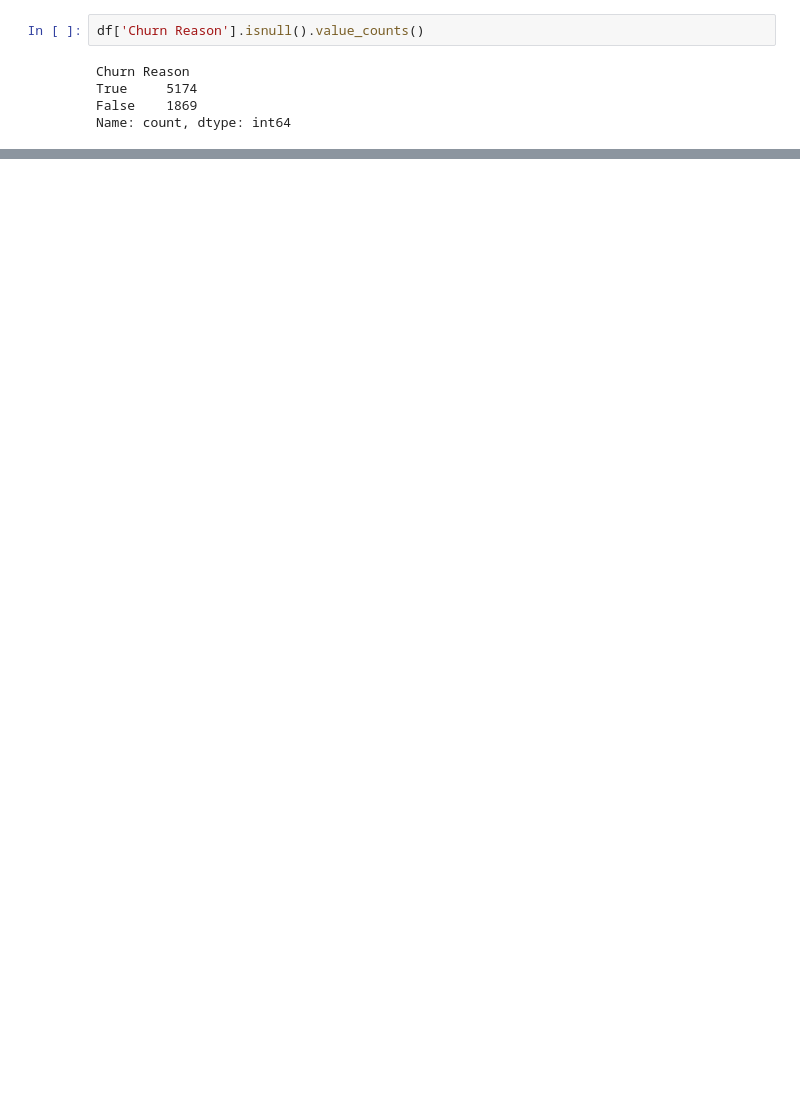
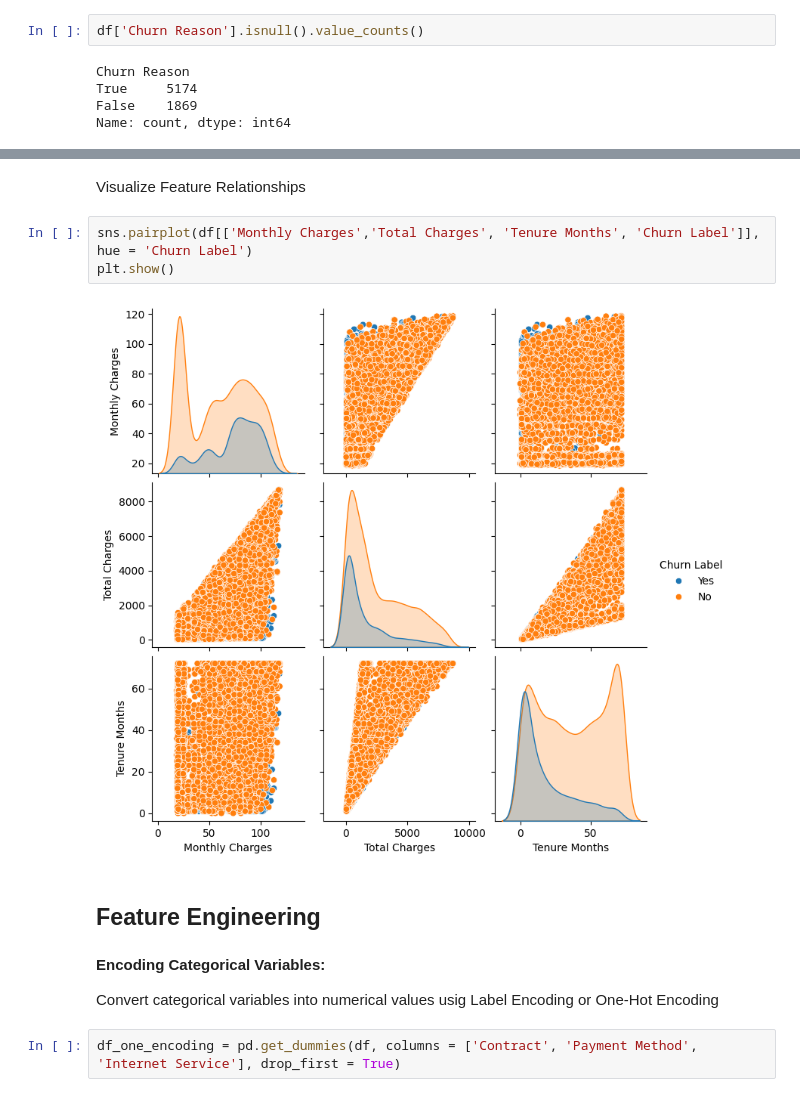
Before and after one commit to CC-Sev/Project_Telco, a Jupyter notebook: main.ipynb, the cells around one changed output, grey strips where cells are left out. Saved outputs shown, nothing was run; the diff lists cells and outputs as text; blank space fills up the shorter version.

Commit message:
completed load, clean, EDA, Feature Engineering, and train test

```diff
--- a/main.ipynb
+++ b/main.ipynb
@@ -96,0 +183,15 @@ Name: count, dtype: int64
+# %% [markdown]
+Visualize Feature Relationships
+# %%
+sns.pairplot(df[['Monthly Charges','Total Charges', 'Tenure Months', 'Churn Label']], hue = 'Churn Label')
+plt.show()
+# %% [output]
+[figure, added]
+# %% [markdown]
+## Feature Engineering
+# %% [markdown]
+**Encoding Categorical Variables:**
+
+Convert categorical variables into numerical values usig Label Encoding or One-Hot Encoding
+# %%
+df_one_encoding = pd.get_dummies(df, columns = ['Contract', 'Payment Method', 'Internet Service'], drop_first = True)
```
Also changed, not shown: parts of 25 cells of this notebook.
